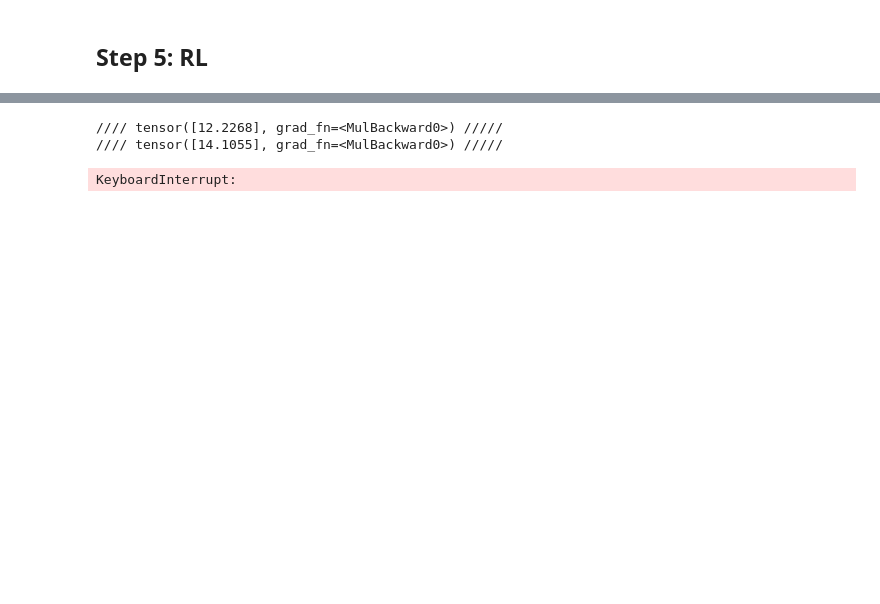
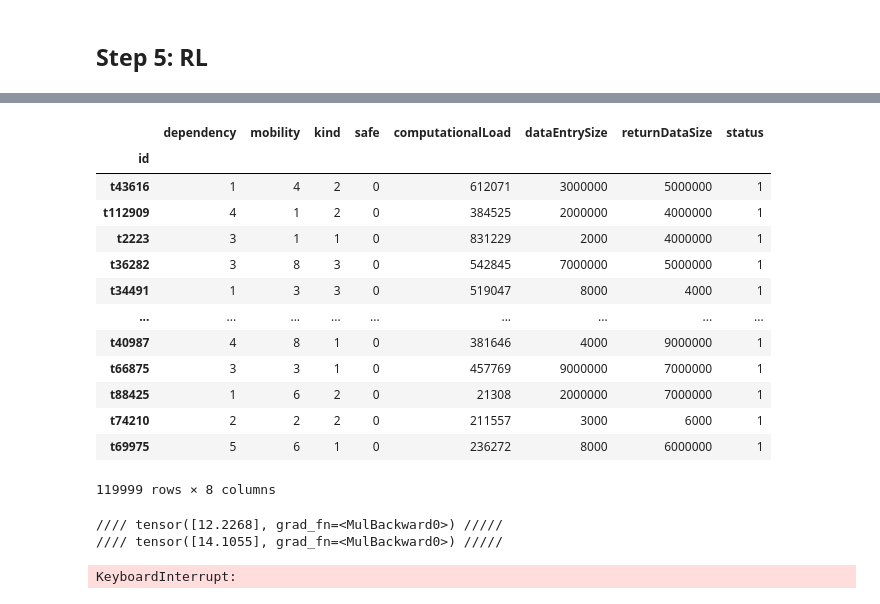
Before and after one commit to seyedAliHamedi/DTRL, a Jupyter notebook: main-rl.ipynb, the cells around one changed output, grey strips where cells are left out. Cells and saved outputs as stored; diff of their text form; code cells hidden in the pictures; blank space fills up the shorter version.

```diff
--- a/main-rl.ipynb
+++ b/main-rl.ipynb
@@ -465,3 +596,20 @@ tasks
+# %%
+tasks_copy
+# %% [output]
+|  | dependency | mobility | kind | safe | computationalLoad | dataEntrySize | returnDataSize | status |
+| id |  |  |  |  |  |  |  |  |
+| t43616 | 1 | 4 | 2 | 0 | 612071 | 3000000 | 5000000 | 1 |
+| t112909 | 4 | 1 | 2 | 0 | 384525 | 2000000 | 4000000 | 1 |
+| t2223 | 3 | 1 | 1 | 0 | 831229 | 2000 | 4000000 | 1 |
+| t36282 | 3 | 8 | 3 | 0 | 542845 | 7000000 | 5000000 | 1 |
+| t34491 | 1 | 3 | 3 | 0 | 519047 | 8000 | 4000 | 1 |
+| ... | ... | ... | ... | ... | ... | ... | ... | ... |
+| t40987 | 4 | 8 | 1 | 0 | 381646 | 4000 | 9000000 | 1 |
+| t66875 | 3 | 3 | 1 | 0 | 457769 | 9000000 | 7000000 | 1 |
+| t88425 | 1 | 6 | 2 | 0 | 21308 | 2000000 | 7000000 | 1 |
+| t74210 | 2 | 2 | 2 | 0 | 211557 | 3000 | 6000 | 1 |
+| t69975 | 5 | 6 | 1 | 0 | 236272 | 8000 | 6000000 | 1 |
+119999 rows × 8 columns
 # %%
 taskList = tasks_copy.index.tolist()
 
```
Also changed, not shown: parts of 7 cells of this notebook, 2 other files.
